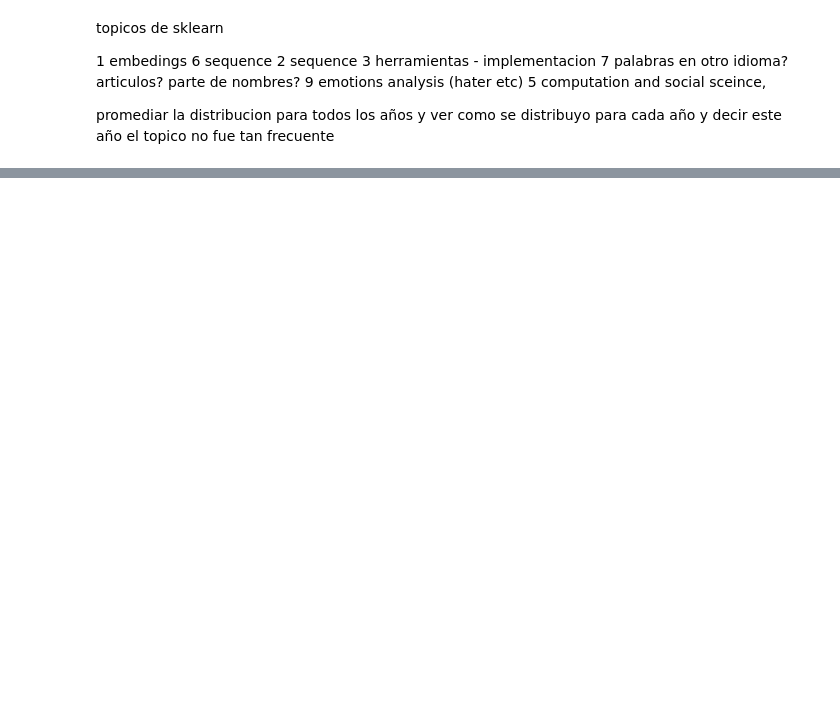
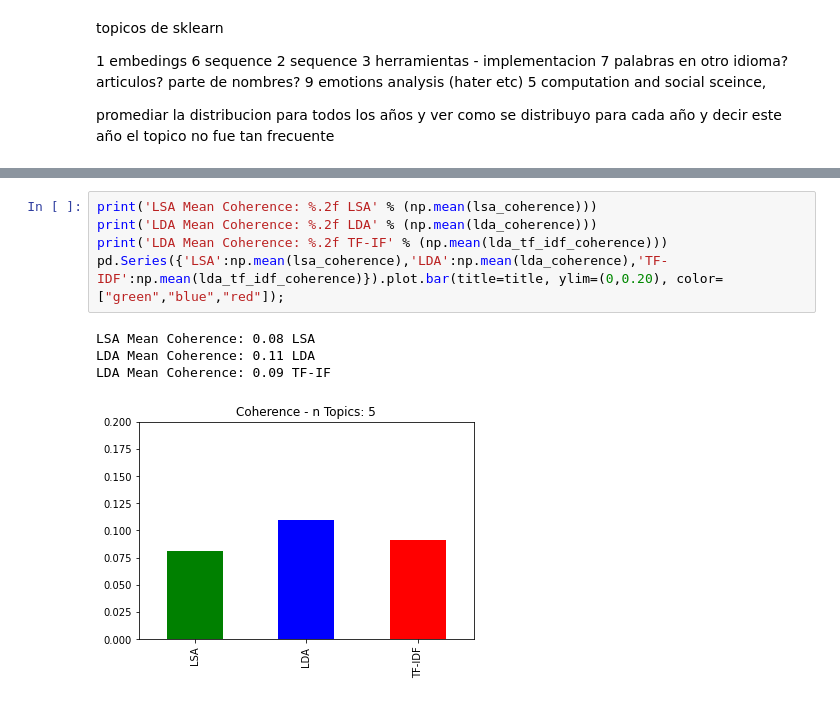
Before and after one commit to mateosuster/nlpPapers, a Jupyter notebook: code/05_LDA_TopicModels_GENSIM.ipynb, the cells around one changed output, grey strips where cells are left out. Cells and saved outputs as stored; diff of their text form; blank space fills up the shorter version.

```diff
--- a/code/05_LDA_TopicModels_GENSIM.ipynb
+++ b/code/05_LDA_TopicModels_GENSIM.ipynb
@@ -211,0 +328,10 @@ pd.Series({'LSA':np.mean(lsa_coherence),'LDA':np.mean(lda_coherence)}).plot.bar(
+# %%
+print('LSA Mean Coherence: %.2f LSA' % (np.mean(lsa_coherence)))
+print('LDA Mean Coherence: %.2f LDA' % (np.mean(lda_coherence)))
+print('LDA Mean Coherence: %.2f TF-IF' % (np.mean(lda_tf_idf_coherence)))
+pd.Series({'LSA':np.mean(lsa_coherence),'LDA':np.mean(lda_coherence),'TF-IDF':np.mean(lda_tf_idf_coherence)}).plot.bar(title=title, ylim=(0,0.20), color=["green","blue","red"]);
+# %% [output]
+LSA Mean Coherence: 0.08 LSA
+LDA Mean Coherence: 0.11 LDA
+LDA Mean Coherence: 0.09 TF-IF
+[figure, added]
```
Also changed, not shown: parts of 27 cells of this notebook.
